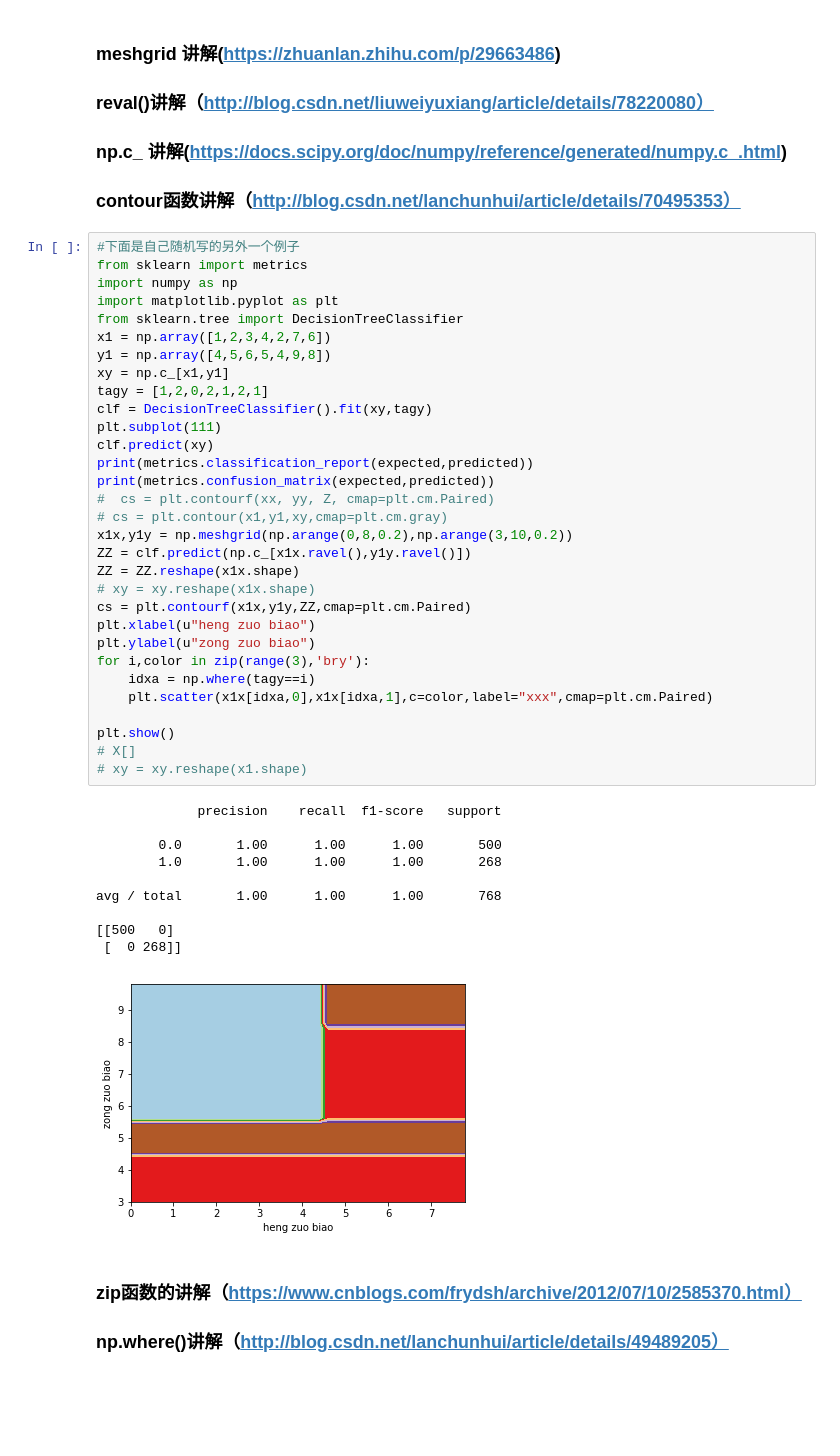
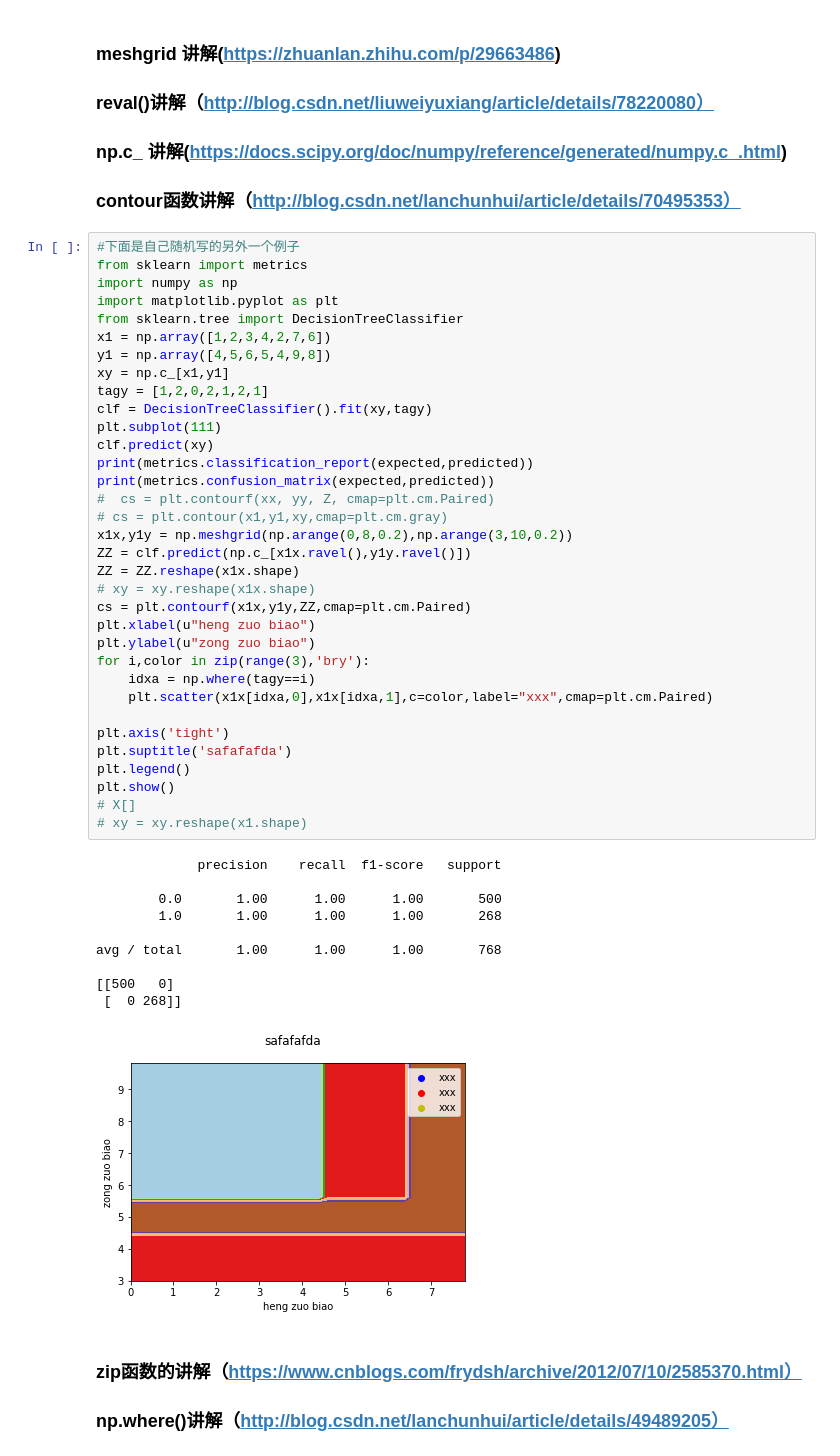
Before and after one commit to abeltowne/Machine-DeeP-Learning, a Jupyter notebook: scikit-learn-决策树.ipynb, the cells around one changed output. Saved outputs shown, nothing was run; the diff lists cells and outputs as text; blank space fills up the shorter version.

```diff
--- a/scikit-learn-决策树.ipynb
+++ b/scikit-learn-决策树.ipynb
@@ -181,34 +181,37 @@ clf = DecisionTreeClassifier().fit(xy,tagy)
 plt.subplot(111)
 clf.predict(xy)
 print(metrics.classification_report(expected,predicted))
 print(metrics.confusion_matrix(expected,predicted))
 #  cs = plt.contourf(xx, yy, Z, cmap=plt.cm.Paired)
 # cs = plt.contour(x1,y1,xy,cmap=plt.cm.gray)
 x1x,y1y = np.meshgrid(np.arange(0,8,0.2),np.arange(3,10,0.2))
 ZZ = clf.predict(np.c_[x1x.ravel(),y1y.ravel()])
 ZZ = ZZ.reshape(x1x.shape)
 # xy = xy.reshape(x1x.shape)
 cs = plt.contourf(x1x,y1y,ZZ,cmap=plt.cm.Paired)
 plt.xlabel(u"heng zuo biao")
 plt.ylabel(u"zong zuo biao")
 for i,color in zip(range(3),'bry'):
     idxa = np.where(tagy==i)
     plt.scatter(x1x[idxa,0],x1x[idxa,1],c=color,label="xxx",cmap=plt.cm.Paired)
 
+plt.axis('tight')
+plt.suptitle('safafafda')
+plt.legend()
 plt.show()
 # X[]
 # xy = xy.reshape(x1.shape)
 # %% [output]
              precision    recall  f1-score   support
 
         0.0       1.00      1.00      1.00       500
         1.0       1.00      1.00      1.00       268
 
 avg / total       1.00      1.00      1.00       768
 
 [[500   0]
  [  0 268]]
-[figure, old version]
+[figure, new version]
 # %% [markdown]
 ### zip函数的讲解（https://www.cnblogs.com/frydsh/archive/2012/07/10/2585370.html）
 ### np.where()讲解（http://blog.csdn.net/lanchunhui/article/details/49489205）
```
Also changed, not shown: 1 other file.
